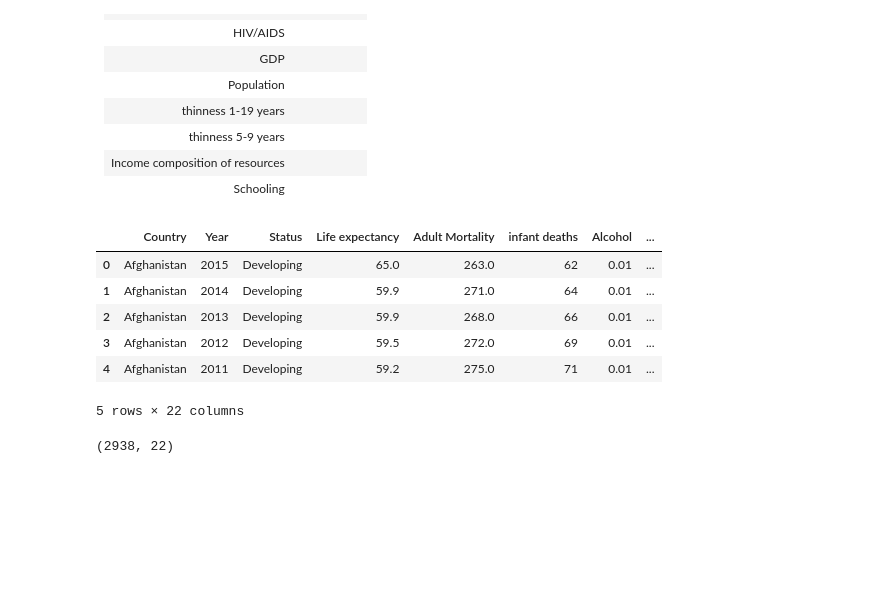
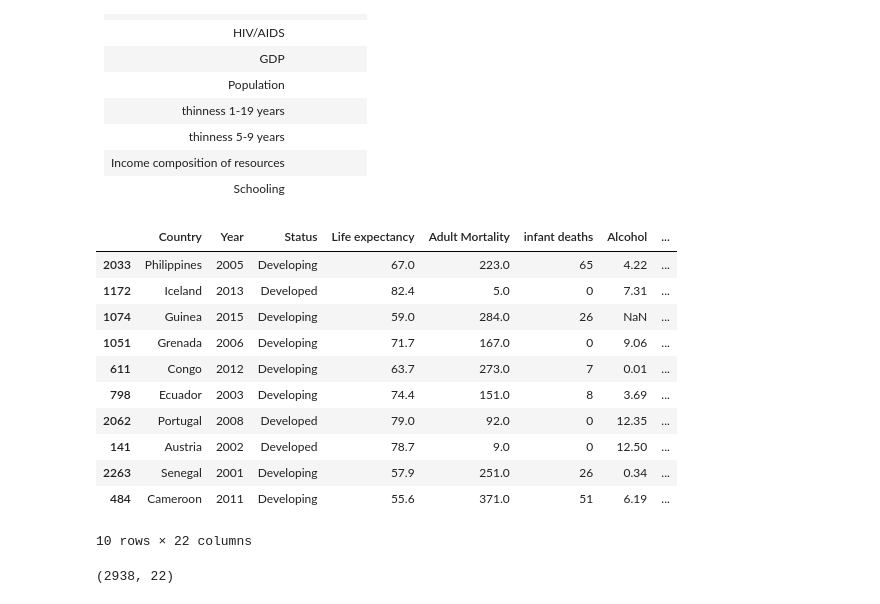
Before and after one commit to TrungTechh/DV_FinfalProject, a Jupyter notebook: main.ipynb, the cells around one changed output. Saved outputs shown, nothing was run; the diff lists cells and outputs as text; code cells hidden in the pictures; blank space fills up the shorter version.

```diff
--- a/main.ipynb
+++ b/main.ipynb
@@ -44,15 +44,20 @@ The Global Health Observatory (GHO) data repository under World Health Organizat
 # country is the
 # %%
 # show first 5 rows
-df.head()
+df.sample(10)
 # %% [output]
 |  | Country | Year | Status | Life expectancy | Adult Mortality | infant deaths | Alcohol | ... |
-| 0 | Afghanistan | 2015 | Developing | 65.0 | 263.0 | 62 | 0.01 | ... |
-| 1 | Afghanistan | 2014 | Developing | 59.9 | 271.0 | 64 | 0.01 | ... |
-| 2 | Afghanistan | 2013 | Developing | 59.9 | 268.0 | 66 | 0.01 | ... |
-| 3 | Afghanistan | 2012 | Developing | 59.5 | 272.0 | 69 | 0.01 | ... |
-| 4 | Afghanistan | 2011 | Developing | 59.2 | 275.0 | 71 | 0.01 | ... |
+| 2033 | Philippines | 2005 | Developing | 67.0 | 223.0 | 65 | 4.22 | ... |
+| 1172 | Iceland | 2013 | Developed | 82.4 | 5.0 | 0 | 7.31 | ... |
+| 1074 | Guinea | 2015 | Developing | 59.0 | 284.0 | 26 | NaN | ... |
+| 1051 | Grenada | 2006 | Developing | 71.7 | 167.0 | 0 | 9.06 | ... |
+| 611 | Congo | 2012 | Developing | 63.7 | 273.0 | 7 | 0.01 | ... |
+| 798 | Ecuador | 2003 | Developing | 74.4 | 151.0 | 8 | 3.69 | ... |
+| 2062 | Portugal | 2008 | Developed | 79.0 | 92.0 | 0 | 12.35 | ... |
+| 141 | Austria | 2002 | Developed | 78.7 | 9.0 | 0 | 12.50 | ... |
+| 2263 | Senegal | 2001 | Developing | 57.9 | 251.0 | 26 | 0.34 | ... |
+| 484 | Cameroon | 2011 | Developing | 55.6 | 371.0 | 51 | 6.19 | ... |
-5 rows × 22 columns
+10 rows × 22 columns
 # %%
 # size of data
 df.shape
```
Also changed, not shown: parts of 3 cells of this notebook, 2 other files.
